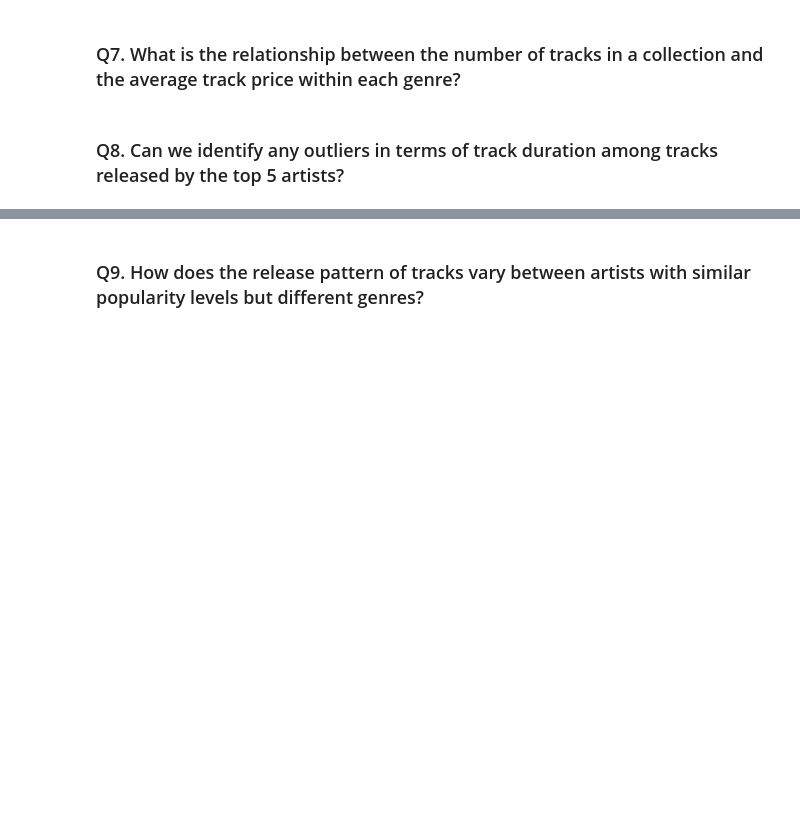
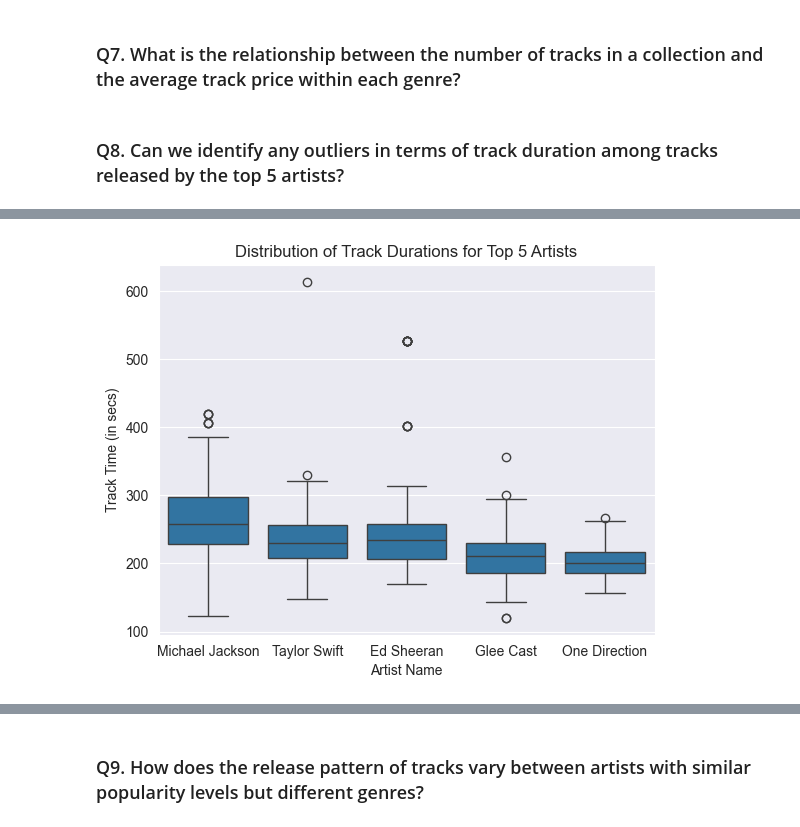
Before and after one commit to shefaliisharma/holymoly, a Jupyter notebook: apple_music_dataset_sql.ipynb, the cells around one changed output, grey strips where cells are left out. Drawn from its saved outputs; the diff is of its cells as text; code cells hidden in the pictures; blank space fills up the shorter version.

Commit message:
Updated the style to match with the main profile styling by creating a index.html. And also re-created the charts and added a side panel (same as the main page)

```diff
--- a/apple_music_dataset_sql.ipynb
+++ b/apple_music_dataset_sql.ipynb
@@ -488,9 +504,11 @@ cur.close()
 # %%
 import seaborn as sns
 import matplotlib.pyplot as plt
 
 # Assuming q9_data_df is your DataFrame
-sns.boxplot(data=q9_data_df, x='artistName', y='trackTimeMillis')
-plt.xticks(rotation=45)  # This helps with artist name readability
+sns.boxplot(data=q9_data_df, x='Artist Name', y='Track Time (in secs)')
+plt.xticks(rotation=0)  # This helps with artist name readability
 plt.title('Distribution of Track Durations for Top 5 Artists')
 plt.show()
+# %% [output]
+[figure, added]
```
Also changed, not shown: parts of 3 cells of this notebook, 4 other files.
